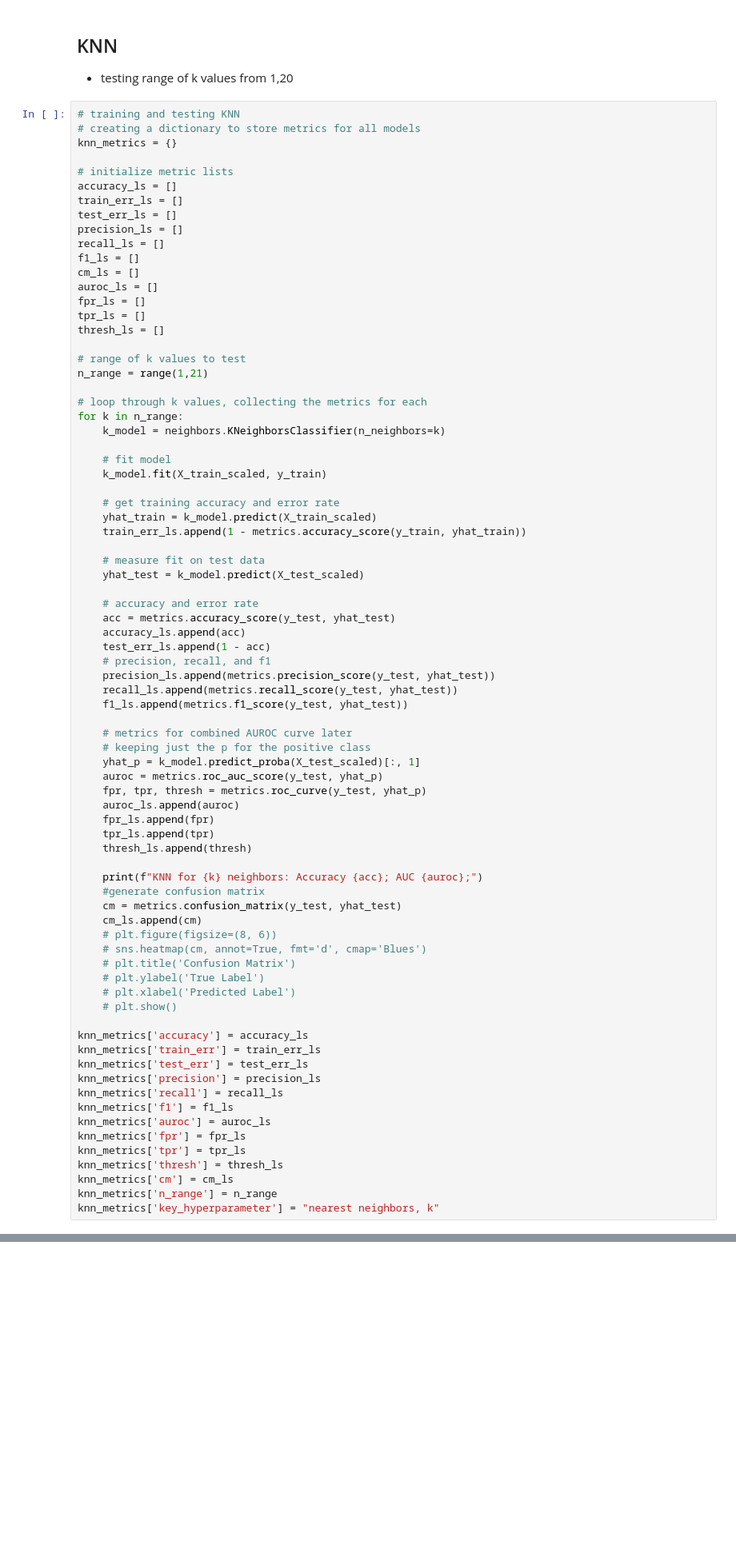
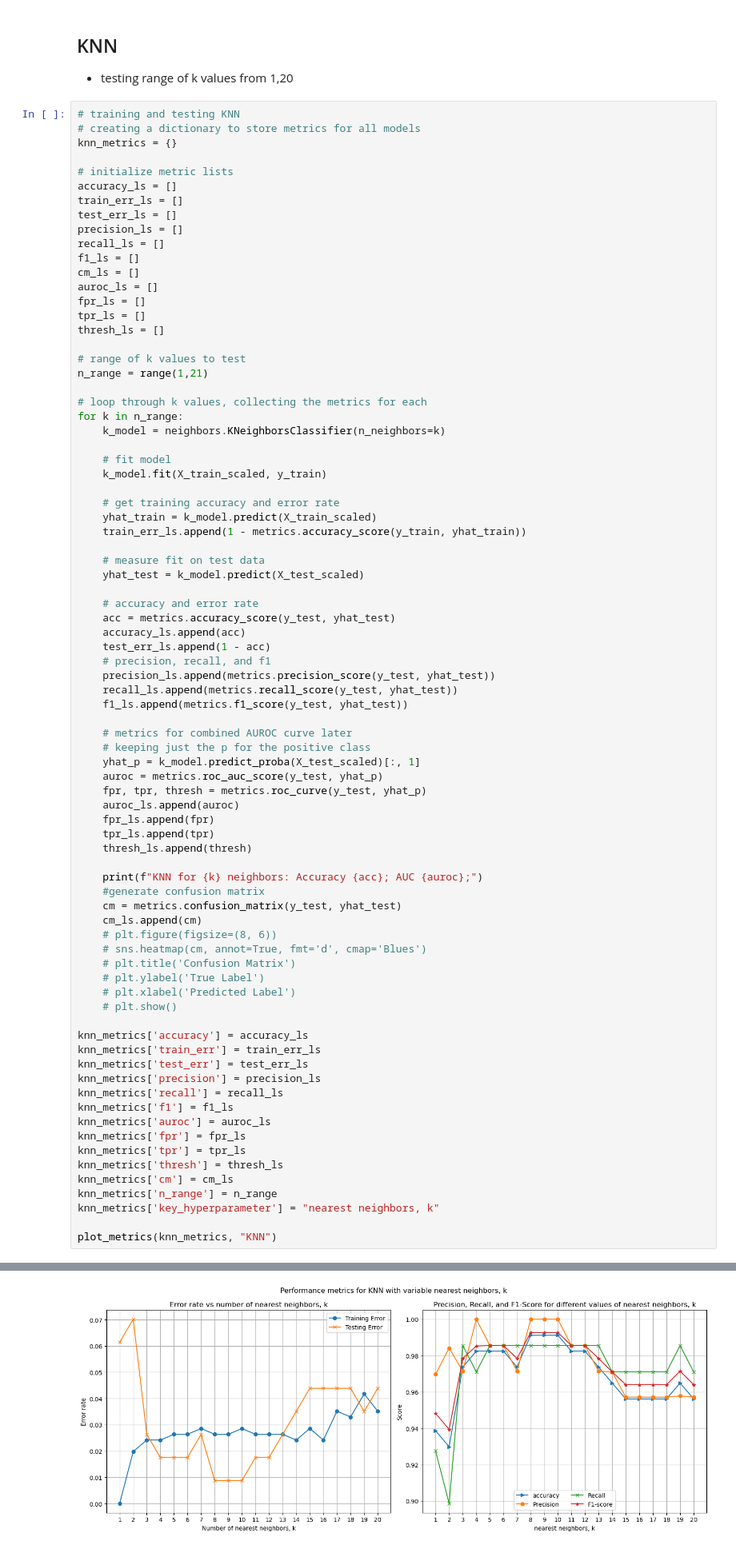
Before and after one commit to isambmi/UHoM_ICS635_isambmi, a Jupyter notebook: assignment1/assignment1_ics635.ipynb, the cells around one changed output, grey strips where cells are left out. Shown at 80% size. Saved outputs shown, nothing was run; the diff lists cells and outputs as text; blank space fills up the shorter version.

```diff
--- a/assignment1/assignment1_ics635.ipynb
+++ b/assignment1/assignment1_ics635.ipynb
@@ -167,30 +163,33 @@ knn_metrics['precision'] = precision_ls
 knn_metrics['recall'] = recall_ls
 knn_metrics['f1'] = f1_ls
 knn_metrics['auroc'] = auroc_ls
 knn_metrics['fpr'] = fpr_ls
 knn_metrics['tpr'] = tpr_ls
 knn_metrics['thresh'] = thresh_ls
 knn_metrics['cm'] = cm_ls
 knn_metrics['n_range'] = n_range
 knn_metrics['key_hyperparameter'] = "nearest neighbors, k"
+
+plot_metrics(knn_metrics, "KNN")
 # %% [output]
 KNN for 1 neighbors: Accuracy 0.9385964912280702; AUC 0.9415458937198069;
 KNN for 2 neighbors: Accuracy 0.9298245614035088; AUC 0.9855072463768116;
 KNN for 3 neighbors: Accuracy 0.9736842105263158; AUC 0.9972624798711756;
 KNN for 4 neighbors: Accuracy 0.9824561403508771; AUC 0.9987117552334943;
 KNN for 5 neighbors: Accuracy 0.9824561403508771; AUC 0.9985507246376812;
 KNN for 6 neighbors: Accuracy 0.9824561403508771; AUC 0.9979066022544283;
 KNN for 7 neighbors: Accuracy 0.9736842105263158; AUC 0.9980676328502416;
 KNN for 8 neighbors: Accuracy 0.9912280701754386; AUC 0.9974235104669888;
 KNN for 9 neighbors: Accuracy 0.9912280701754386; AUC 0.9980676328502417;
 KNN for 10 neighbors: Accuracy 0.9912280701754386; AUC 0.9985507246376811;
 KNN for 11 neighbors: Accuracy 0.9824561403508771; AUC 0.9980676328502416;
 KNN for 12 neighbors: Accuracy 0.9824561403508771; AUC 0.9977455716586151;
 KNN for 13 neighbors: Accuracy 0.9736842105263158; AUC 0.9977455716586151;
 KNN for 14 neighbors: Accuracy 0.9649122807017544; AUC 0.9971014492753624;
 KNN for 15 neighbors: Accuracy 0.956140350877193; AUC 0.9969404186795492;
 KNN for 16 neighbors: Accuracy 0.956140350877193; AUC 0.9967793880837359;
 KNN for 17 neighbors: Accuracy 0.956140350877193; AUC 0.9969404186795491;
 KNN for 18 neighbors: Accuracy 0.956140350877193; AUC 0.9967793880837359;
 KNN for 19 neighbors: Accuracy 0.9649122807017544; AUC 0.9972624798711756;
 KNN for 20 neighbors: Accuracy 0.956140350877193; AUC 0.9971014492753623;
+[figure, added]
```
Also changed, not shown: parts of 9 cells of this notebook.
